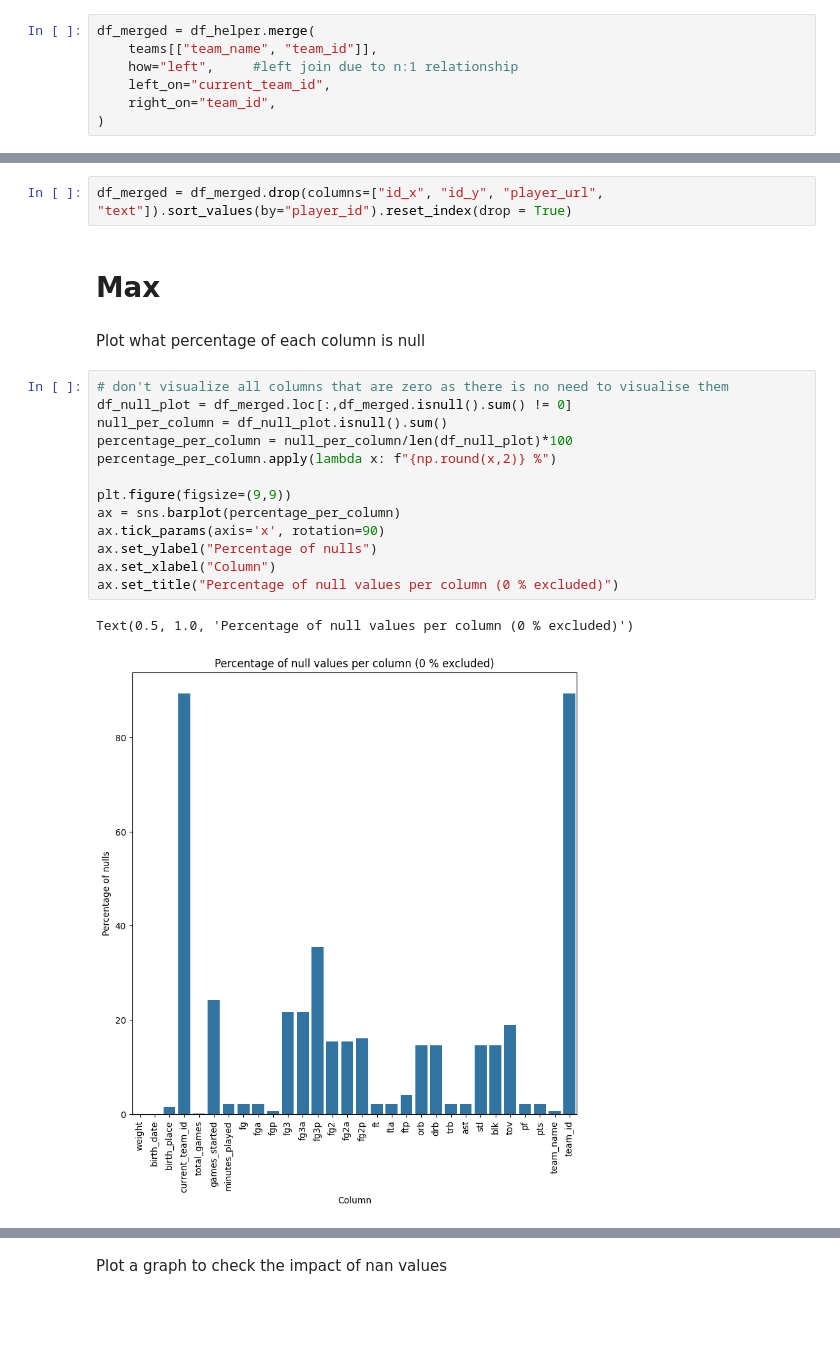
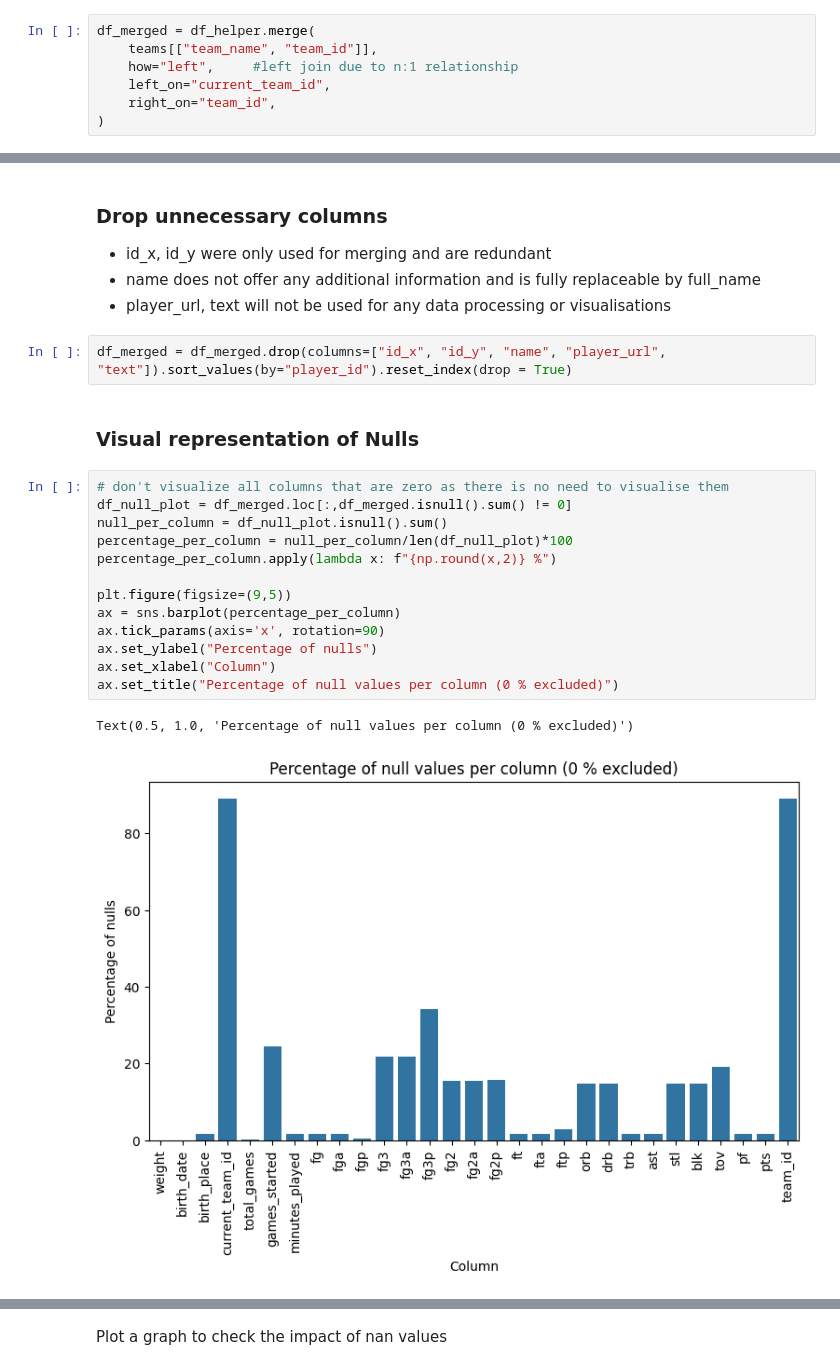
Before and after one commit to olesasha/InfoViz, a Jupyter notebook: Exercise1.ipynb, the cells around one changed output, grey strips where cells are left out. Cells and saved outputs as stored; diff of their text form; blank space fills up the shorter version.

Commit message:
Duplicate handling, first steps nulls handling, some formatting etc

```diff
--- a/Exercise1.ipynb
+++ b/Exercise1.ipynb
@@ -136,22 +108,25 @@ Drop unnecessary columns
+# %% [markdown]
+### Drop unnecessary columns
+- id_x, id_y were only used for merging and are redundant
+- name does not offer any additional information and is fully replaceable by full_name
+- player_url, text will not be used for any data processing or visualisations
 # %%
-df_merged = df_merged.drop(columns=["id_x", "id_y", "player_url", "text"]).sort_values(by="player_id").reset_index(drop = True)
+df_merged = df_merged.drop(columns=["id_x", "id_y", "name", "player_url", "text"]).sort_values(by="player_id").reset_index(drop = True)
-# %% [markdown]
-# Max
-# %% [markdown]
-Plot what percentage of each column is null
+# %% [markdown]
+### Visual representation of Nulls
 # %%
 # don't visualize all columns that are zero as there is no need to visualise them
 df_null_plot = df_merged.loc[:,df_merged.isnull().sum() != 0]
 null_per_column = df_null_plot.isnull().sum()
 percentage_per_column = null_per_column/len(df_null_plot)*100
 percentage_per_column.apply(lambda x: f"{np.round(x,2)} %")
 
-plt.figure(figsize=(9,9))
+plt.figure(figsize=(9,5))
 ax = sns.barplot(percentage_per_column)
 ax.tick_params(axis='x', rotation=90)
 ax.set_ylabel("Percentage of nulls")
 ax.set_xlabel("Column")
 ax.set_title("Percentage of null values per column (0 % excluded)")
 # %% [output]
 Text(0.5, 1.0, 'Percentage of null values per column (0 % excluded)')
-[figure, old version]
+[figure, new version]
```
Also changed, not shown: parts of 27 cells of this notebook.
